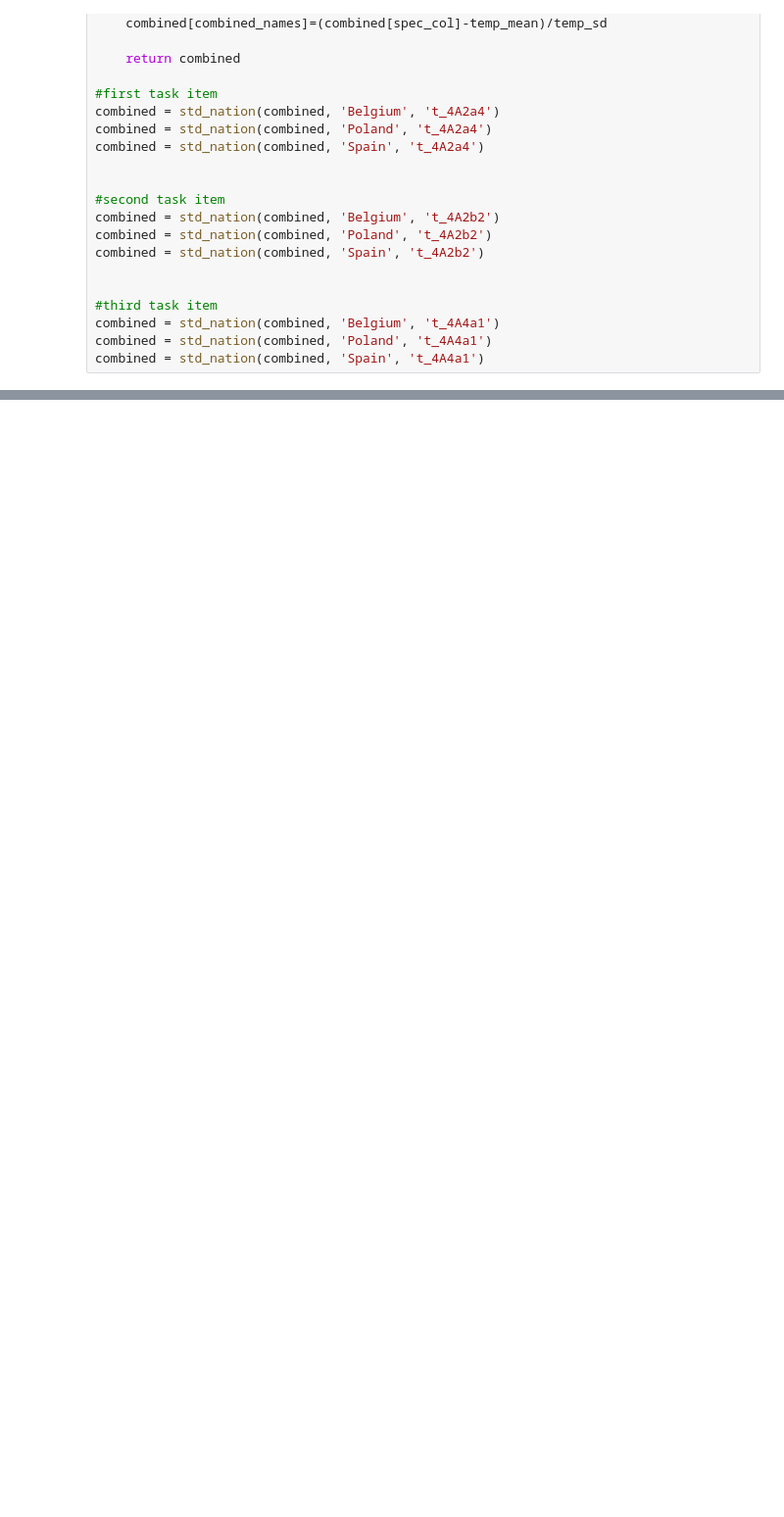
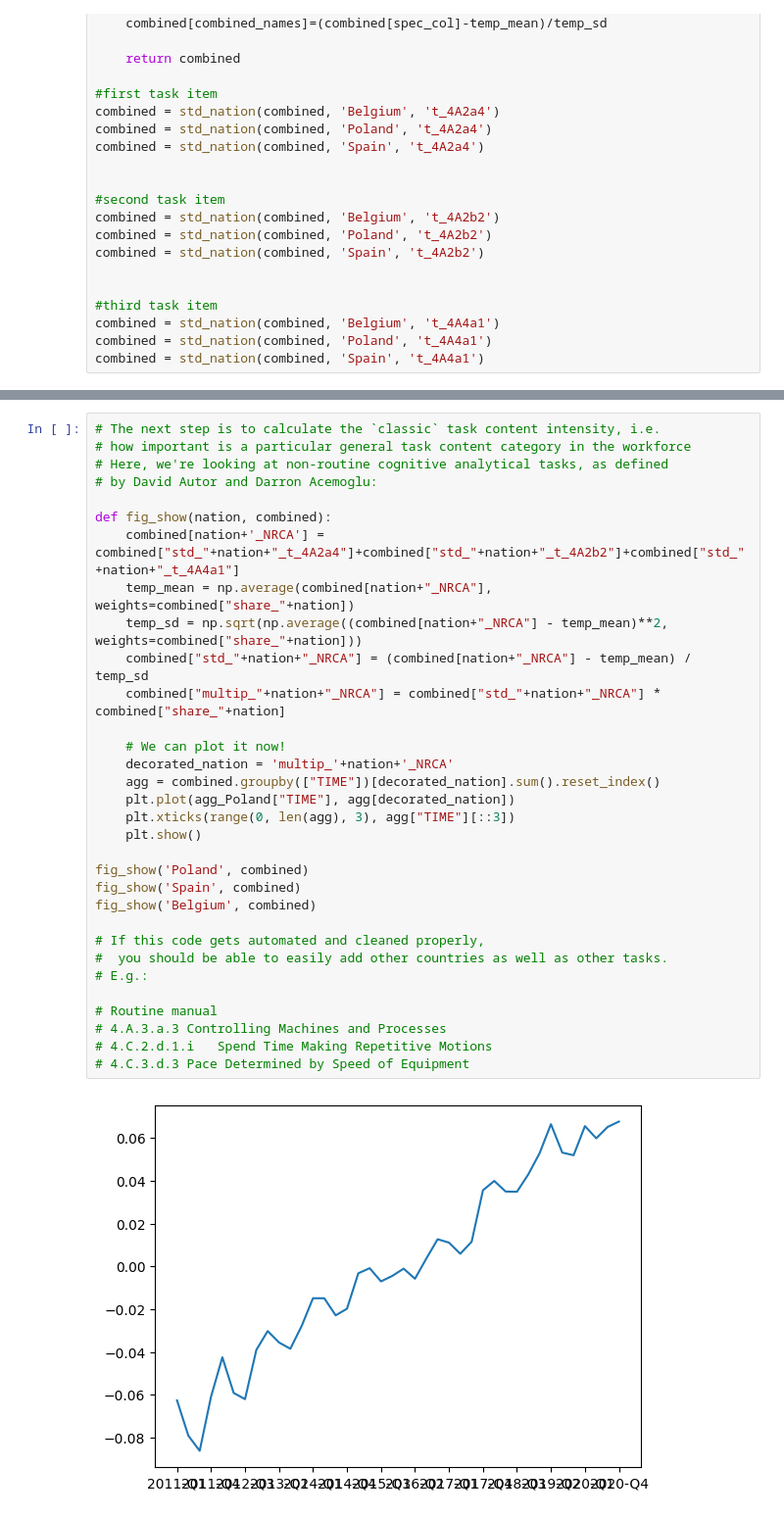
Before and after one commit to WHardyUW/RRcourse2023, a Jupyter notebook: 6. Coding and documentation/Code assignment in Python.ipynb, the cells around one changed output, grey strips where cells are left out. Shown at 98% size. Cells and saved outputs as stored; diff of their text form; blank space fills up the shorter version.

```diff
--- a/6. Coding and documentation/Code assignment in Python.ipynb
+++ b/6. Coding and documentation/Code assignment in Python.ipynb
@@ -182,0 +107,34 @@ fig_show('Belgium')
+# %%
+# The next step is to calculate the `classic` task content intensity, i.e.
+# how important is a particular general task content category in the workforce
+# Here, we're looking at non-routine cognitive analytical tasks, as defined
+# by David Autor and Darron Acemoglu:
+
+def fig_show(nation, combined):
+    combined[nation+'_NRCA'] = combined["std_"+nation+"_t_4A2a4"]+combined["std_"+nation+"_t_4A2b2"]+combined["std_"+nation+"_t_4A4a1"]
+    temp_mean = np.average(combined[nation+"_NRCA"], weights=combined["share_"+nation])
+    temp_sd = np.sqrt(np.average((combined[nation+"_NRCA"] - temp_mean)**2, weights=combined["share_"+nation]))
+    combined["std_"+nation+"_NRCA"] = (combined[nation+"_NRCA"] - temp_mean) / temp_sd
+    combined["multip_"+nation+"_NRCA"] = combined["std_"+nation+"_NRCA"] * combined["share_"+nation]
+
+    # We can plot it now!
+    decorated_nation = 'multip_'+nation+'_NRCA'
+    agg = combined.groupby(["TIME"])[decorated_nation].sum().reset_index()
+    plt.plot(agg_Poland["TIME"], agg[decorated_nation])
+    plt.xticks(range(0, len(agg), 3), agg["TIME"][::3])
+    plt.show()
+
+fig_show('Poland', combined)
+fig_show('Spain', combined)
+fig_show('Belgium', combined)
+
+# If this code gets automated and cleaned properly,
+#  you should be able to easily add other countries as well as other tasks.
+# E.g.:
+
+# Routine manual
+# 4.A.3.a.3	Controlling Machines and Processes
+# 4.C.2.d.1.i	Spend Time Making Repetitive Motions
+# 4.C.3.d.3	Pace Determined by Speed of Equipment
+# %% [output]
+[figure, added]
```
Also changed, not shown: parts of 6 cells of this notebook.
